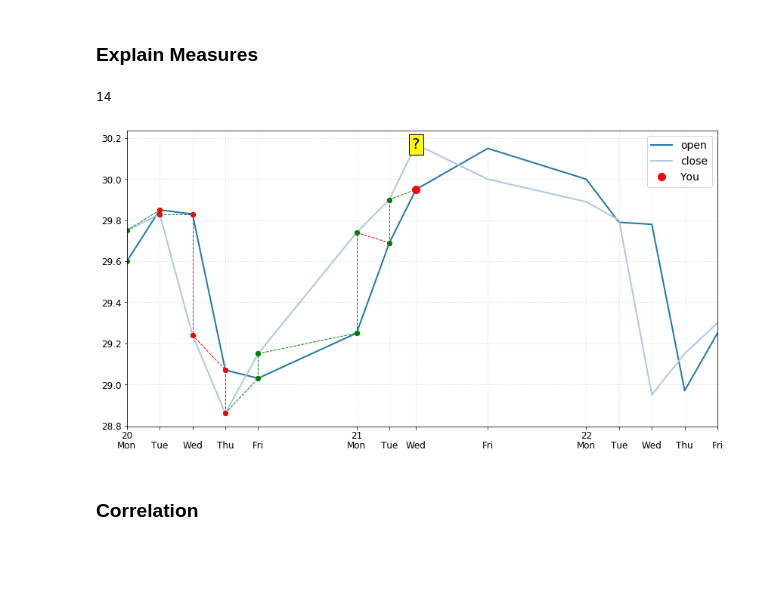
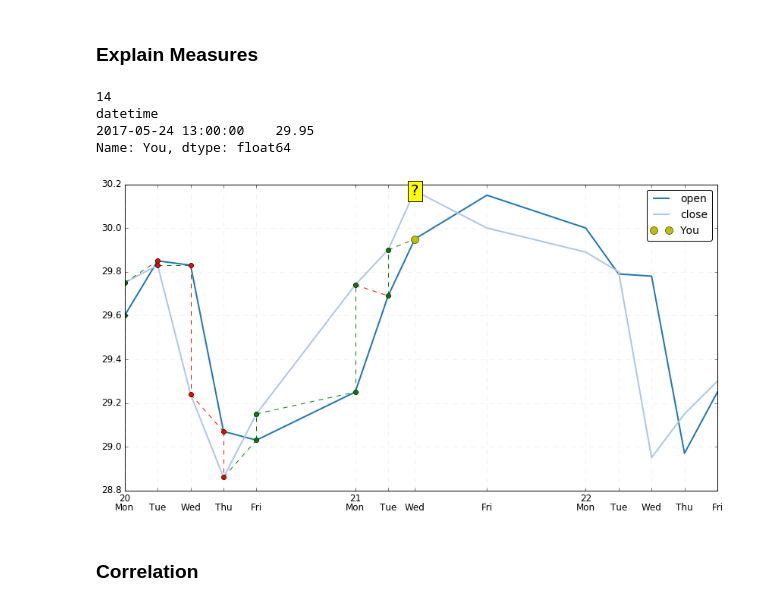
Before and after one commit to Hjartarson/stock-market, a Jupyter notebook: make-report-daily-ticks.ipynb, the cells around one changed output. Saved outputs shown, nothing was run; the diff lists cells and outputs as text; code cells hidden in the pictures; blank space fills up the shorter version.

```diff
--- a/make-report-daily-ticks.ipynb
+++ b/make-report-daily-ticks.ipynb
@@ -91,8 +91,8 @@ for days in np.arange(1,11):
 # close.shift(-1)/open.shift(1) = NEXT DAY OUTCOME
 # close.shift(-days)/open.shift(1) = NEXT X DAYS OUTCOME
 
-for days in np.arange(1,11):
-    df_stock = df_stock.join(df_stock[['close']].shift(periods=-days).div(df_stock['open'].shift(periods=-1))
+for days in np.arange(0,11):
+    df_stock = df_stock.join(df_stock[['close']].shift(periods=-days).div(df_stock['open'])
                              .sub(1).mul(100).rename(columns={'close':'y_open_close_days_'+str(days)}))
 
 df_stock.head()
@@ -166,34 +192,37 @@ df_sel = df_stock_swap[(df_stock_swap.index < start_date+pd.DateOffset(days=days
 # %%
 days = df_sel.shape[0]
 print(days)
 f, ax = plt.subplots(1,1)
 df_sel[['open','close']].plot(lw=2,ax=ax)
 d_day = 7
 HIST = True
-PRED = False
+PRED = True
 if HIST:
     for i in np.arange(0,d_day):
         x1 = df_sel.index[i]; x2 = df_sel.index[i+1]
         df_sel.pipe(add_measurement,x=[x1,x2],m=['close','open'],ax=ax,color='y',text=False)
         x1 = df_sel.index[i]; x2 = df_sel.index[i]
         df_sel.pipe(add_measurement,x=[x1,x2],m=['open','close'],ax=ax,color='y',text=False)
 if PRED:
     for i in np.arange(d_day,d_day+1):
         x1 = df_sel.index[d_day]; x2 = df_sel.index[i]
         df_sel.pipe(add_measurement,x=[x1,x2],m=['open','close'],ax=ax,color='orange')
 
 # YOU
-df_sel.iloc[[d_day]]['open'].rename('You').plot(marker='o', linestyle='none', color='r',ax=ax, legend=True ,ms=10,alpha=1,lw=1)
+df_sel.iloc[[d_day]]['open'].rename('You').plot(marker='o', linestyle='none', color='y',ax=ax, legend=True ,ms=10,alpha=1,lw=1)
 # QUESTIONMARK
 offset = 0
 ax.text(x=df_sel.index[d_day+offset], y=df_sel.loc[df_sel.index[d_day+offset]]['close'], s='?',size=20,ha="center", va="center", bbox=dict(facecolor='yellow',ls='-'))
 
 set_daily_xticks(df_sel,ax)
-
-f.savefig('fig/'+stock+'-'+str(days)+'-hist-'+str(HIST)+'-pred-'+str(PRED)+'.png', dpi=100,bbox_inches='tight')
+print(df_sel.iloc[[d_day]]['open'].rename('You'))
+#f.savefig('fig/'+stock+'-'+str(days)+'-hist-'+str(HIST)+'-pred-'+str(PRED)+'.png', dpi=100,bbox_inches='tight')
 # %% [output]
 14
+datetime
+2017-05-24 13:00:00    29.95
+Name: You, dtype: float64
-[figure, old version]
+[figure, new version]
 # %% [markdown]
 ### Correlation
 # %%
```
Also changed, not shown: parts of 6 cells of this notebook, 1 other file.
